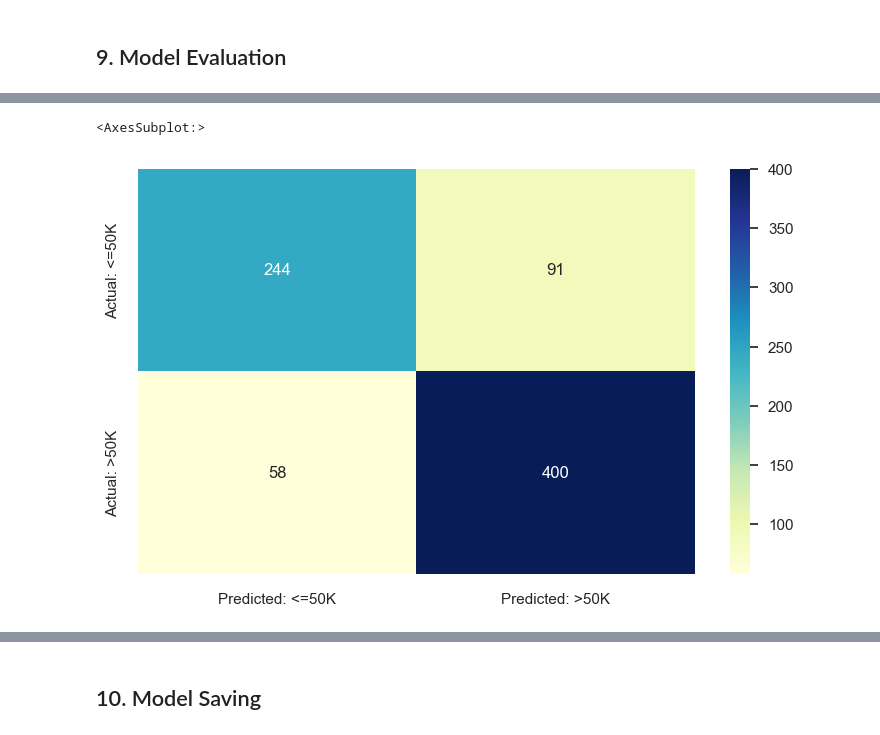
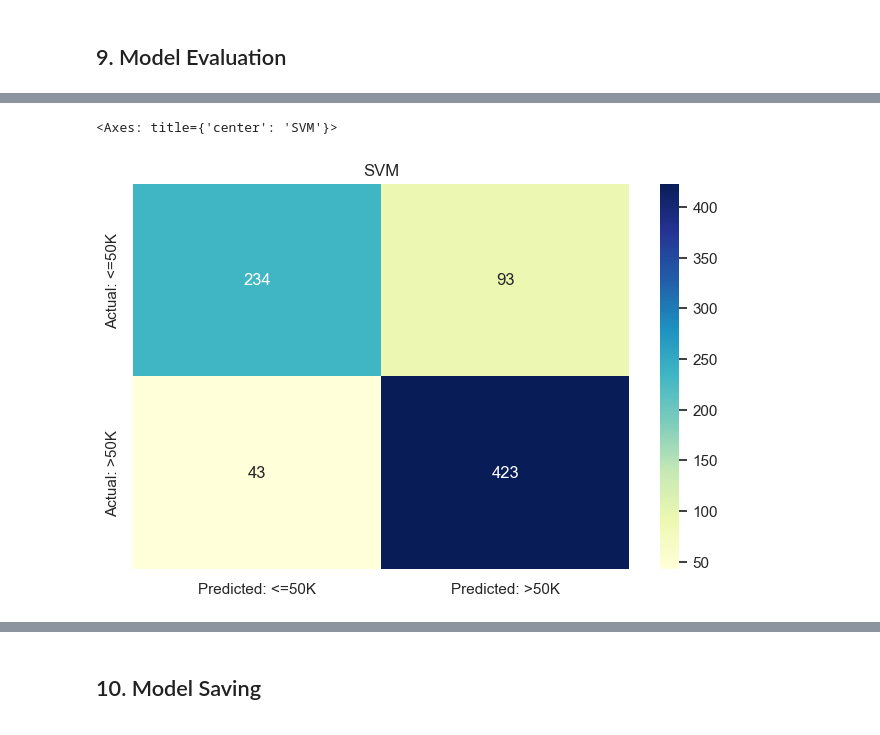
Before and after one commit to zakish29/census-adult-income, a Jupyter notebook: h8dsft_P1G2_zaki.ipynb, the cells around one changed output, grey strips where cells are left out. Drawn from its saved outputs; the diff is of its cells as text; code cells hidden in the pictures.

```diff
--- a/h8dsft_P1G2_zaki.ipynb
+++ b/h8dsft_P1G2_zaki.ipynb
@@ -584,0 +550,9 @@ X_train.head()
+# %%
+# Split Test-set and Train-set
+# Since the
+X_train, X_test, y_train, y_test = train_test_split(X, y, test_size=0.2, random_state=1, stratify=y )
+print('Train Size: ', X_train.shape)
+print('Test Size: ', X_test.shape)
+print(' ')
+print('Train Size: ', y_train.shape)
+print('Test Size: ', y_test.shape)
@@ -587,7 +590,7 @@ X_train.head()
 num_cols = ['capital_gain', 'capital_loss', 'hours_per_week']
 
 # categorical column
-cat_cols = ['occupation', 'relationship', 'race', 'region', 'sex', 'workclass', 'relationship']
+cat_cols = ['occupation', 'race', 'region', 'sex', 'workclass', 'relationship', 'marital_status']
 
 # category ordinal
 cat_ord_cols = ['education', 'education_num', 'age_group']
@@ -660,13 +696,15 @@ X_test_final = np.concatenate([X_test_num_scaled, X_test_cat_encoded, X_test_cat
 logreg = LogisticRegression(max_iter=1000)
 
 # Create the SVM model
-svm = SVC(kernel='linear', C=1)
+svc_linear = SVC(kernel='linear', gamma="auto", C= 1)
 # %% [markdown]
 ## 8. Model Training
 # %%
 # Train the model on the training data
 logreg.fit(X_train_final, y_train)
+y_pred_logreg = logreg.predict(X_test_final)
 
 
 # Train the model on the training data
-svm.fit(X_train_final, y_train)
+svc_linear.fit(X_train_final, y_train)# Make prediction
+y_pred_linear = svc_linear.predict(X_test_final)# Evaluate our model
@@ -717,9 +761,10 @@ F1-score: 0.8574
 # %%
 from sklearn.metrics import confusion_matrix
-cm=confusion_matrix(y_test,y_pred_lg)
+cm=confusion_matrix(y_test,y_pred_linear)
 conf_matrix=pd.DataFrame(data=cm,columns=['Predicted: <=50K','Predicted: >50K'],index=['Actual: <=50K','Actual: >50K'])
 plt.figure(figsize = (8,5))
+plt.title('SVM')
 sns.heatmap(conf_matrix, annot=True,fmt='d',cmap="YlGnBu")
 # %% [output]
-<AxesSubplot:>
+<Axes: title={'center': 'SVM'}>
-[figure, old version]
+[figure, new version]
```
Also changed, not shown: parts of 44 cells of this notebook, 9 other files.
